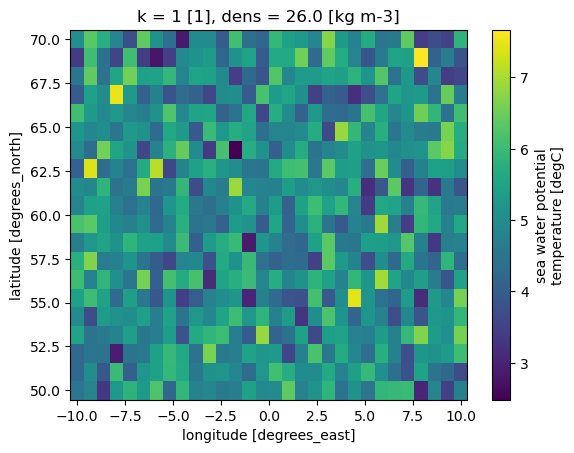
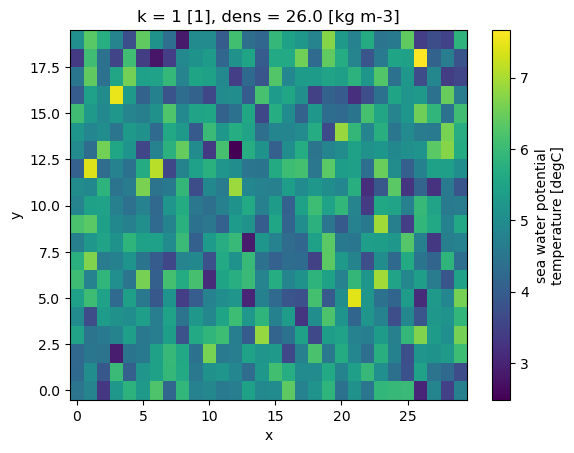
The change to this notebook cell's code, shown as a diff; its figure went from the first image to the second:
--- before
+++ after
@@ -1 +1 @@
-sst_mean.plot(x="lon", y="lat")
+sst_mean.plot()

Commit: More why-xarray